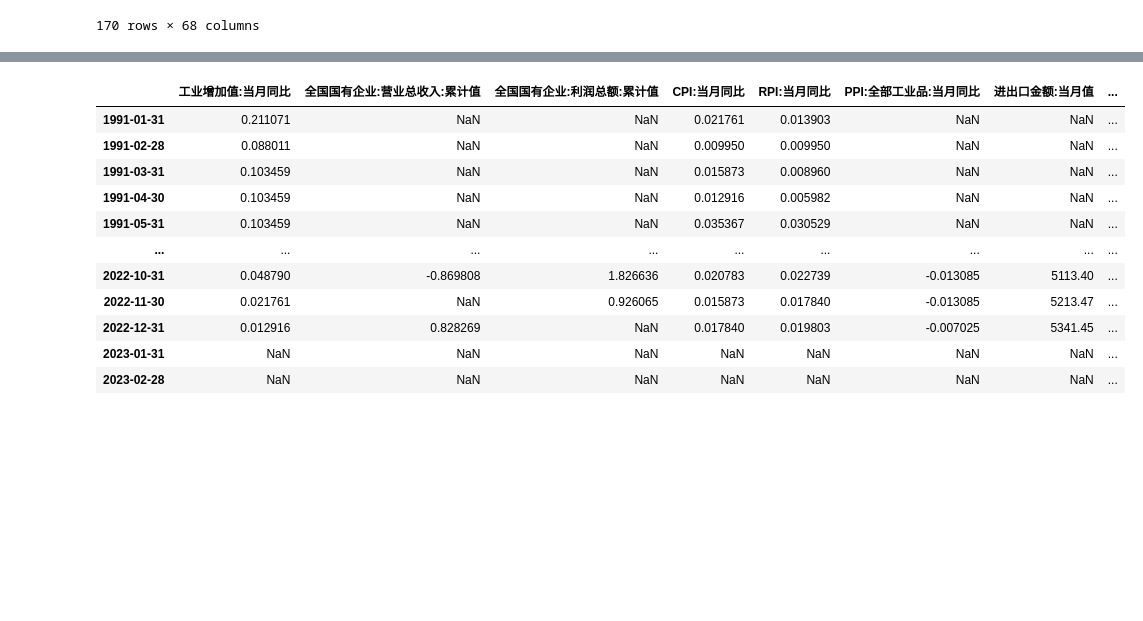
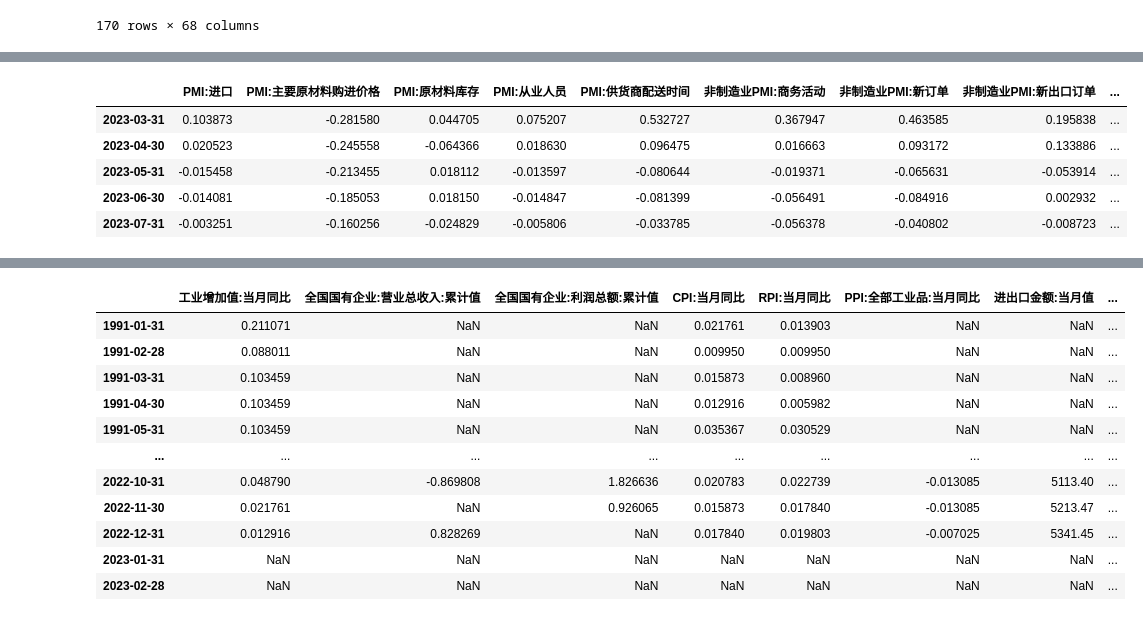
Before and after one commit to CharlesDZhang/China-GDP-Nowcasting, a Jupyter notebook: DFM.ipynb, the cells around one changed output, grey strips where cells are left out. Drawn from its saved outputs; the diff is of its cells as text; code cells hidden in the pictures; blank space fills up the shorter version.

```diff
--- a/DFM.ipynb
+++ b/DFM.ipynb
@@ -151,0 +194,16 @@ ALL_MACRO_DATA_M_NORM
+# %%
+import statsmodels.api as sm
+# Create the model
+
+mod = sm.tsa.DynamicFactor(ALL_MACRO_DATA_M_NORM.iloc[-24:,-30:], k_endog_monthly = 9, k_factors=1, factor_order=2, error_order=2)
+initial_res = mod.fit()
+res = mod.fit(initial_res.params, disp=False)
+a = res.forecast(steps=5)
+a
+# %% [output]
+|  | PMI:进口 | PMI:主要原材料购进价格 | PMI:原材料库存 | PMI:从业人员 | PMI:供货商配送时间 | 非制造业PMI:商务活动 | 非制造业PMI:新订单 | 非制造业PMI:新出口订单 | ... |
+| 2023-03-31 | 0.103873 | -0.281580 | 0.044705 | 0.075207 | 0.532727 | 0.367947 | 0.463585 | 0.195838 | ... |
+| 2023-04-30 | 0.020523 | -0.245558 | -0.064366 | 0.018630 | 0.096475 | 0.016663 | 0.093172 | 0.133886 | ... |
+| 2023-05-31 | -0.015458 | -0.213455 | 0.018112 | -0.013597 | -0.080644 | -0.019371 | -0.065631 | -0.053914 | ... |
+| 2023-06-30 | -0.014081 | -0.185053 | 0.018150 | -0.014847 | -0.081399 | -0.056491 | -0.084916 | 0.002932 | ... |
+| 2023-07-31 | -0.003251 | -0.160256 | -0.024829 | -0.005806 | -0.033785 | -0.056378 | -0.040802 | -0.008723 | ... |
```
Also changed, not shown: parts of 10 cells of this notebook.
